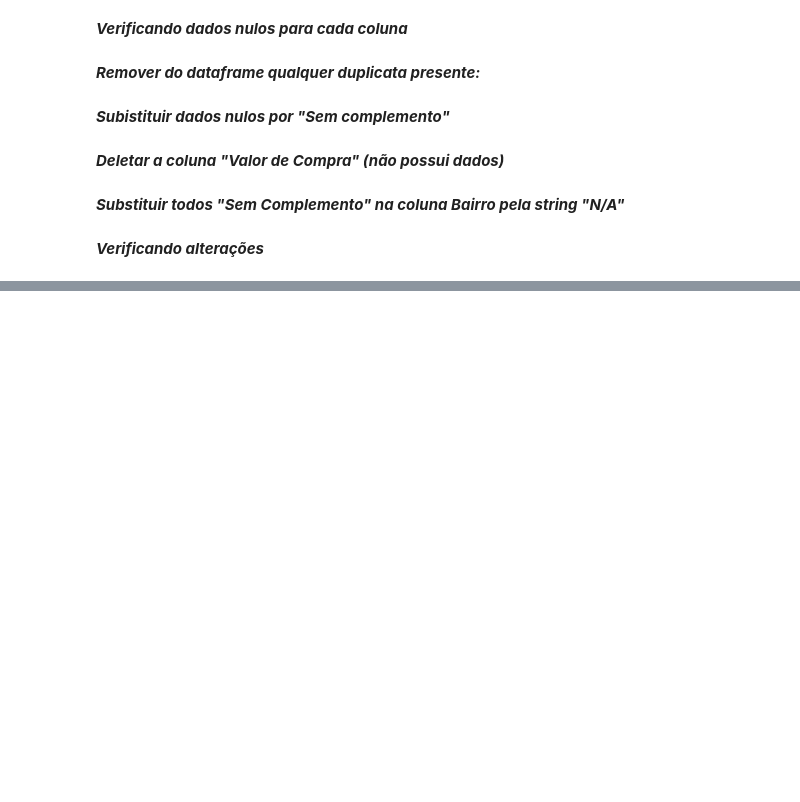
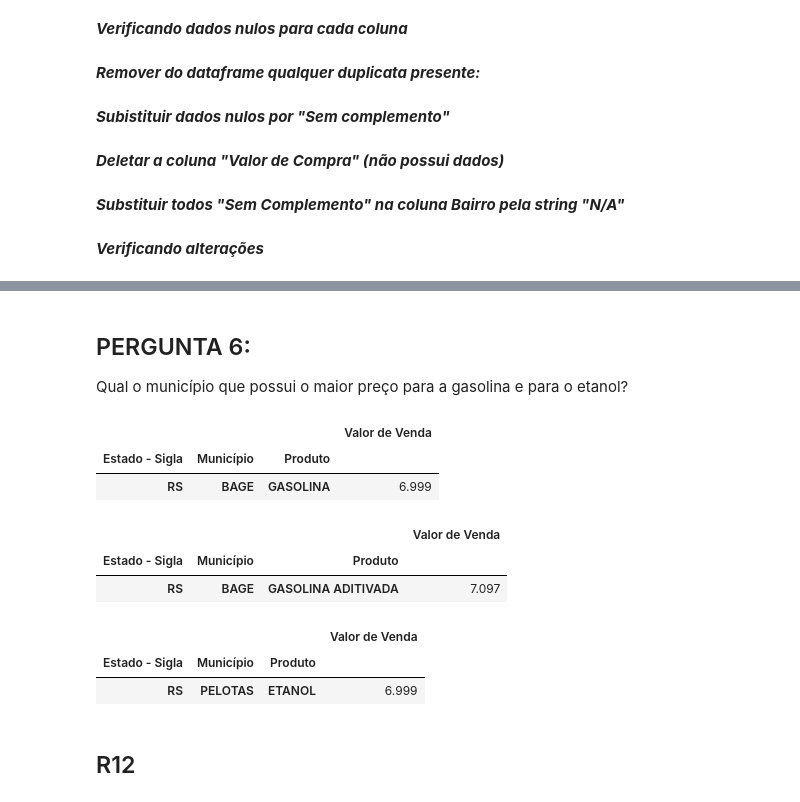
Before and after one commit to RhayzaPinto/Projeto_Modulo-IV, a Jupyter notebook: Projeto Módulo 4 - Dados - Branch Main.ipynb, the cells around one changed output, grey strips where cells are left out. Cells and saved outputs as stored; diff of their text form; code cells hidden in the pictures; blank space fills up the shorter version.

```diff
--- a/Projeto Módulo 4 - Dados - Branch Main.ipynb
+++ b/Projeto Módulo 4 - Dados - Branch Main.ipynb
@@ -118,0 +185,23 @@ dados_jul
+# %% [markdown]
+## PERGUNTA 6:
+Qual o município que possui o maior preço para a gasolina e para o etanol?
+# %%
+gasolina_concat.groupby(['Estado - Sigla','Município','Produto'])[['Valor de Venda']].max().sort_values(by='Valor de Venda', ascending=False).head(1)
+# %% [output]
+|  |  |  | Valor de Venda |
+| Estado - Sigla | Município | Produto |  |
+| RS | BAGE | GASOLINA | 6.999 |
+# %%
+gasolina_aditivada_concat.groupby(['Estado - Sigla','Município','Produto'])[['Valor de Venda']].max().sort_values(by='Valor de Venda', ascending=False).head(1)
+# %% [output]
+|  |  |  | Valor de Venda |
+| Estado - Sigla | Município | Produto |  |
+| RS | BAGE | GASOLINA ADITIVADA | 7.097 |
+# %%
+etanol_concat.groupby(['Estado - Sigla','Município','Produto'])[['Valor de Venda']].max().sort_values(by='Valor de Venda', ascending=False).head(1)
+# %% [output]
+|  |  |  | Valor de Venda |
+| Estado - Sigla | Município | Produto |  |
+| RS | PELOTAS | ETANOL | 6.999 |
+# %% [markdown]
+## R12
```
Also changed, not shown: parts of 17 cells of this notebook.
